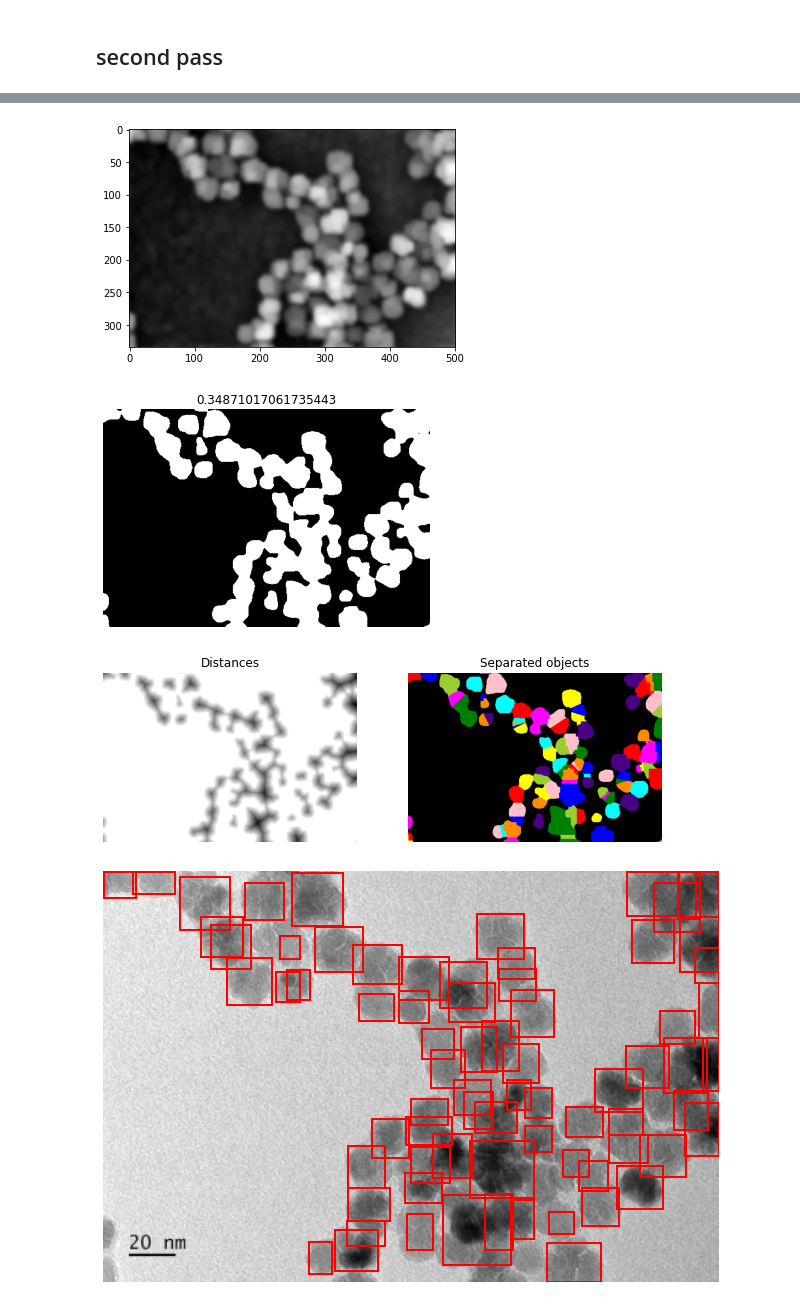
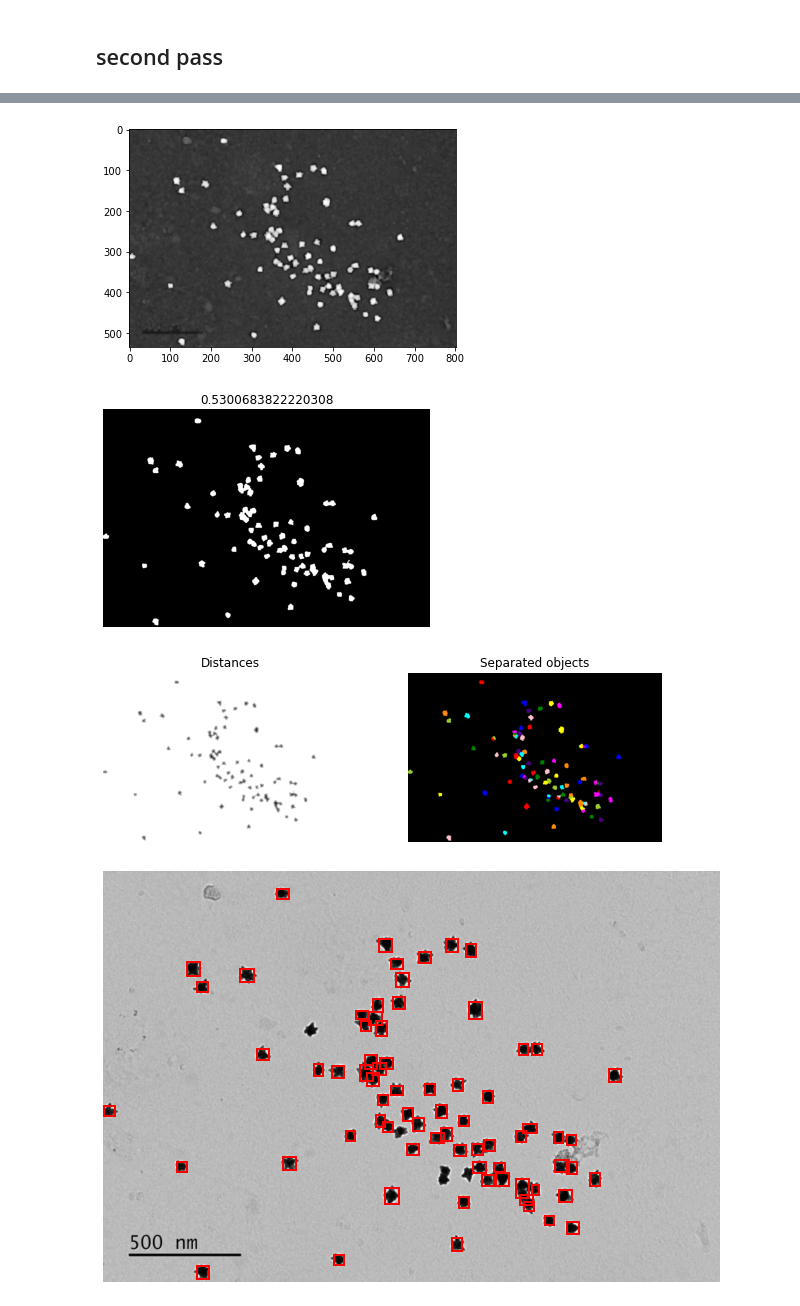
Before and after one commit to Cewein/Nanoparticle-segmentation-classification, a Jupyter notebook: Segemenation_of_nano_particle.ipynb, the cells around one changed output, grey strips where cells are left out. Saved outputs shown, nothing was run; the diff lists cells and outputs as text; code cells hidden in the pictures.

```diff
--- a/Segemenation_of_nano_particle.ipynb
+++ b/Segemenation_of_nano_particle.ipynb
@@ -23,10 +43,10 @@ import nanoSegmentation
 # %% [markdown]
 ## second pass
 # %%
-im2 = utils.openFile("img/magnetic nanoflowers -100kX -0004.jpg",8,True)
-im2processed = nanoSegmentation.preProcessing(im2,10,2.5,True)
+im2 = utils.openFile("img/nanostars Au -10kX -0004.jpg",5)
+im2processed = nanoSegmentation.preProcessing(im2,5,1,True)
 imBinary2 = nanoSegmentation.thresholdOtsu(im2processed,True)
 labels2, markers2 = nanoSegmentation.distanceBasedWatershed(imBinary2,True)
-bboxArray = boudingBox.getBoundingBox(255 - im2, labels2,250, True)
+bboxArray = boudingBox.getBoundingBox(255 - im2, labels2,100, True)
 boudingBox.exctractParticle(255 - im2, bboxArray, save=True, display=False)
 # %% [output]
@@ -35,7 +55,7 @@ boudingBox.exctractParticle(255 - im2, bboxArray, save=True, display=False)
-[figure, old version]
+[figure, new version]
-[figure, old version]
+[figure, new version]
-[figure, old version]
+[figure, new version]
-[figure, old version]
+[figure, new version]
 # %%
 #second pass
 
```
Also changed, not shown: parts of 4 cells of this notebook, 2 other files.
